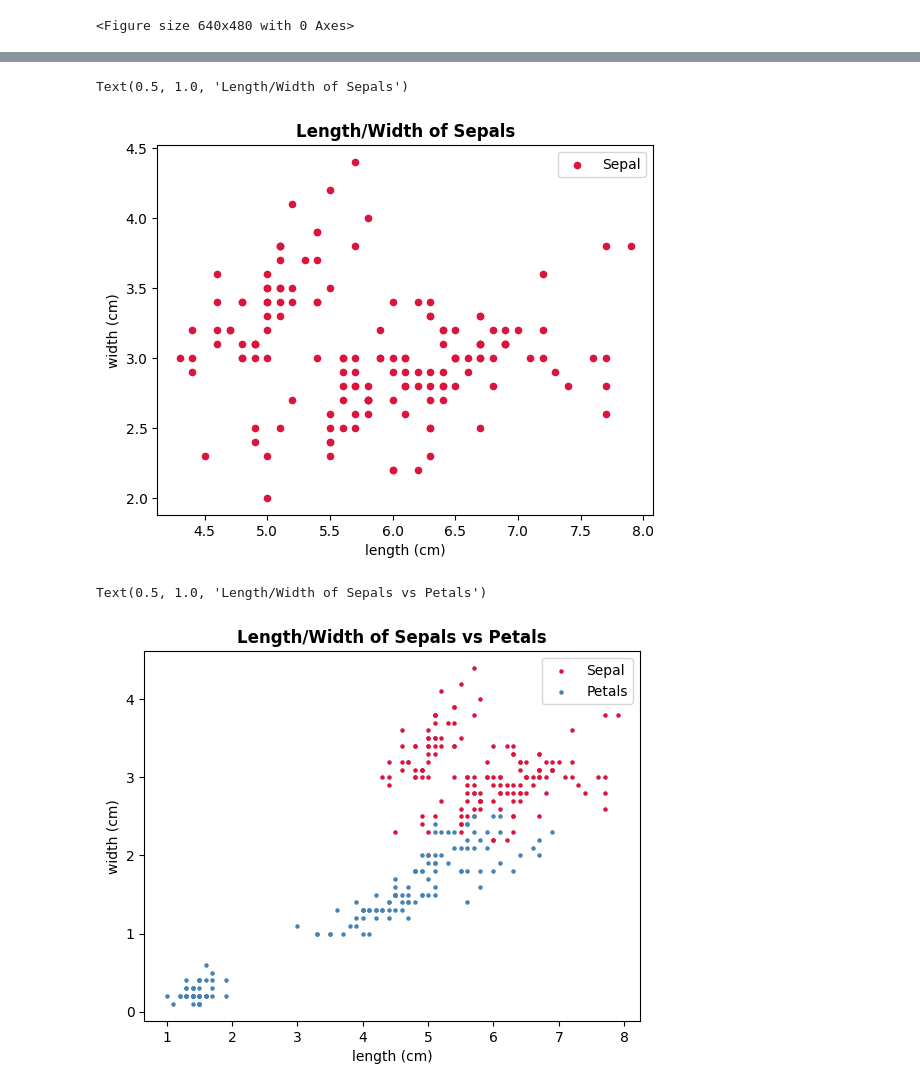
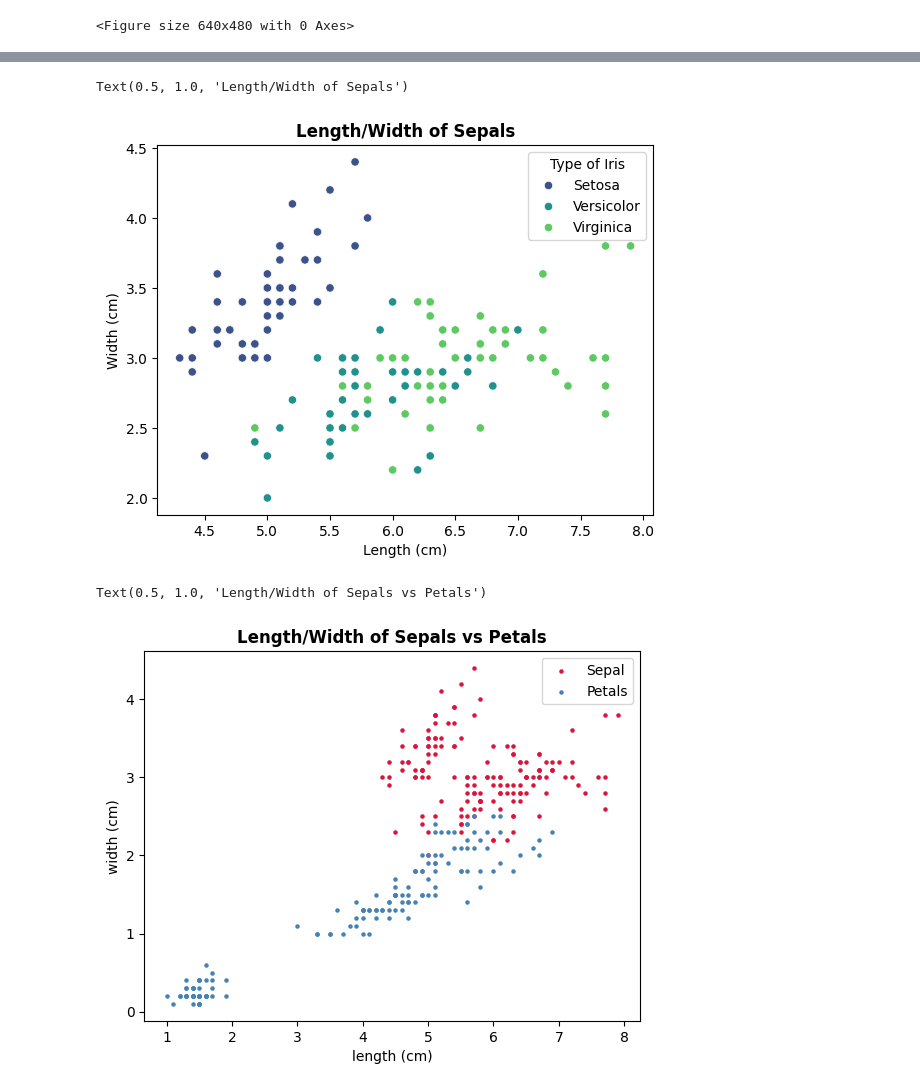
Before and after one commit to NeilTynan/pands-project, a Jupyter notebook: iris.ipynb, the cells around one changed output, grey strips where cells are left out. Saved outputs shown, nothing was run; the diff lists cells and outputs as text; code cells hidden in the pictures.

```diff
--- a/iris.ipynb
+++ b/iris.ipynb
@@ -65,23 +70,20 @@ Text(0.5, 1.0, 'Length/Width of Petals')
+# %%
+#create scatter plot of the sepal variables
+ax = sns.scatterplot(data=df, x='sepal length', y='sepal width', color='steelblue', hue='class', palette= 'viridis')
+ax.legend(title='Type of Iris')
+ax.set_xlabel('Length (cm)')
+ax.set_ylabel('Width (cm)')
+ax.set_title("Length/Width of Sepals", fontweight="bold")
+# %% [output]
+Text(0.5, 1.0, 'Length/Width of Sepals')
+[figure, added]
 # %%
-#create scatter plot of the Sepals
-ax=df.plot(kind='scatter', x='sepal length', y='sepal width', color='crimson', label='Sepal', marker = "o")
-
-#specify x-axis and y-axis labels
-ax.set_xlabel('length (cm)')
-ax.set_ylabel('width (cm)')
-ax.set_title("Length/Width of Sepals", fontweight="bold")
+#create scatter plot of both pairs of variables
+ax1=df.plot(kind='scatter', x='sepal length', y='sepal width', color='crimson', label='Sepal', marker = ".")
+ax2=df.plot(kind='scatter', x='petal length', y='petal width', color='steelblue', label='Petals', marker = ".", ax=ax1)
+ax1.set_xlabel('length (cm)')
+ax1.set_ylabel('width (cm)')
+ax1.set_title("Length/Width of Sepals vs Petals", fontweight="bold")
 # %% [output]
-Text(0.5, 1.0, 'Length/Width of Sepals')
+Text(0.5, 1.0, 'Length/Width of Sepals vs Petals')
-[figure, old version]
+[figure, new version]
-# %%
-#create scatter plot of both pairs of variables
-ax1=df.plot(kind='scatter', x='sepal length', y='sepal width', color='crimson', label='Sepal', marker = ".")
-ax2=df.plot(kind='scatter', x='petal length', y='petal width', color='steelblue', label='Petals', marker = ".", ax=ax1)
-
-#specify x-axis and y-axis labels
-ax1.set_xlabel('length (cm)')
-ax1.set_ylabel('width (cm)')
-ax1.set_title("Length/Width of Sepals vs Petals", fontweight="bold")
-# %% [output]
-Text(0.5, 1.0, 'Length/Width of Sepals vs Petals')
-[figure, removed]
```
Also changed, not shown: parts of 7 cells of this notebook, 2 other files.
